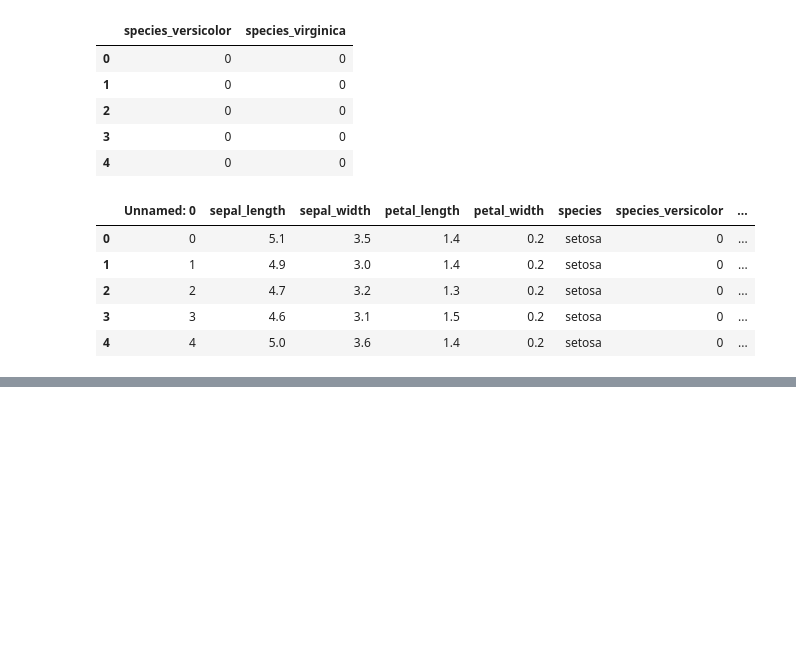
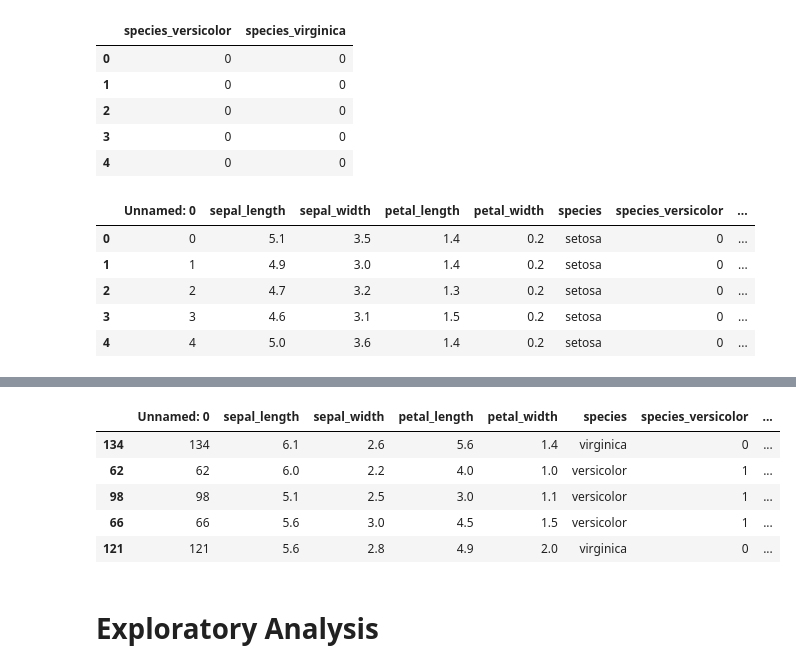
Before and after one commit to carlopdeleon/classification-exercises, a Jupyter notebook: classification_exercises.ipynb, the cells around one changed output, grey strips where cells are left out. Saved outputs shown, nothing was run; the diff lists cells and outputs as text; code cells hidden in the pictures; blank space fills up the shorter version.

```diff
--- a/classification_exercises.ipynb
+++ b/classification_exercises.ipynb
@@ -930,0 +996,11 @@ print(f'test -> {test.shape}')
+# %%
+validate.head()
+# %% [output]
+|  | Unnamed: 0 | sepal_length | sepal_width | petal_length | petal_width | species | species_versicolor | ... |
+| 134 | 134 | 6.1 | 2.6 | 5.6 | 1.4 | virginica | 0 | ... |
+| 62 | 62 | 6.0 | 2.2 | 4.0 | 1.0 | versicolor | 1 | ... |
+| 98 | 98 | 5.1 | 2.5 | 3.0 | 1.1 | versicolor | 1 | ... |
+| 66 | 66 | 5.6 | 3.0 | 4.5 | 1.5 | versicolor | 1 | ... |
+| 121 | 121 | 5.6 | 2.8 | 4.9 | 2.0 | virginica | 0 | ... |
+# %% [markdown]
+# Exploratory Analysis
```
Also changed, not shown: parts of 99 cells of this notebook.
